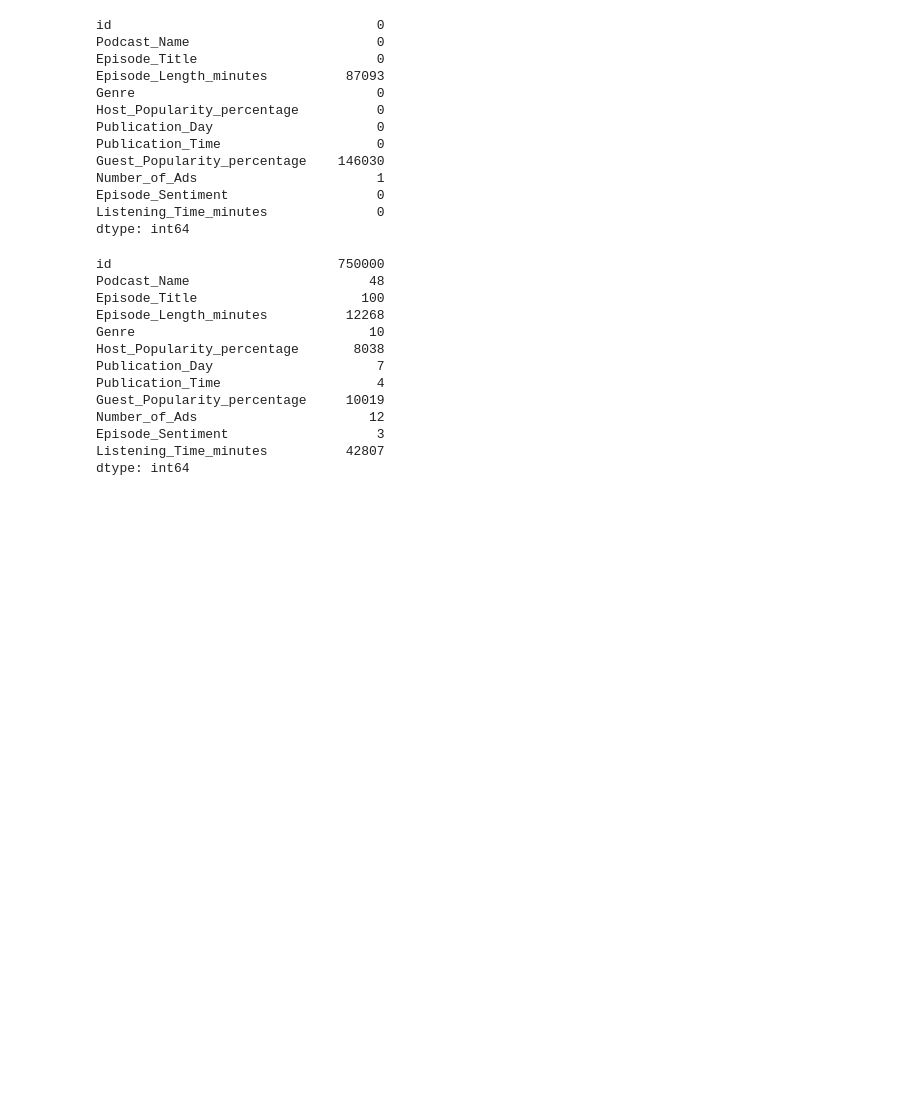
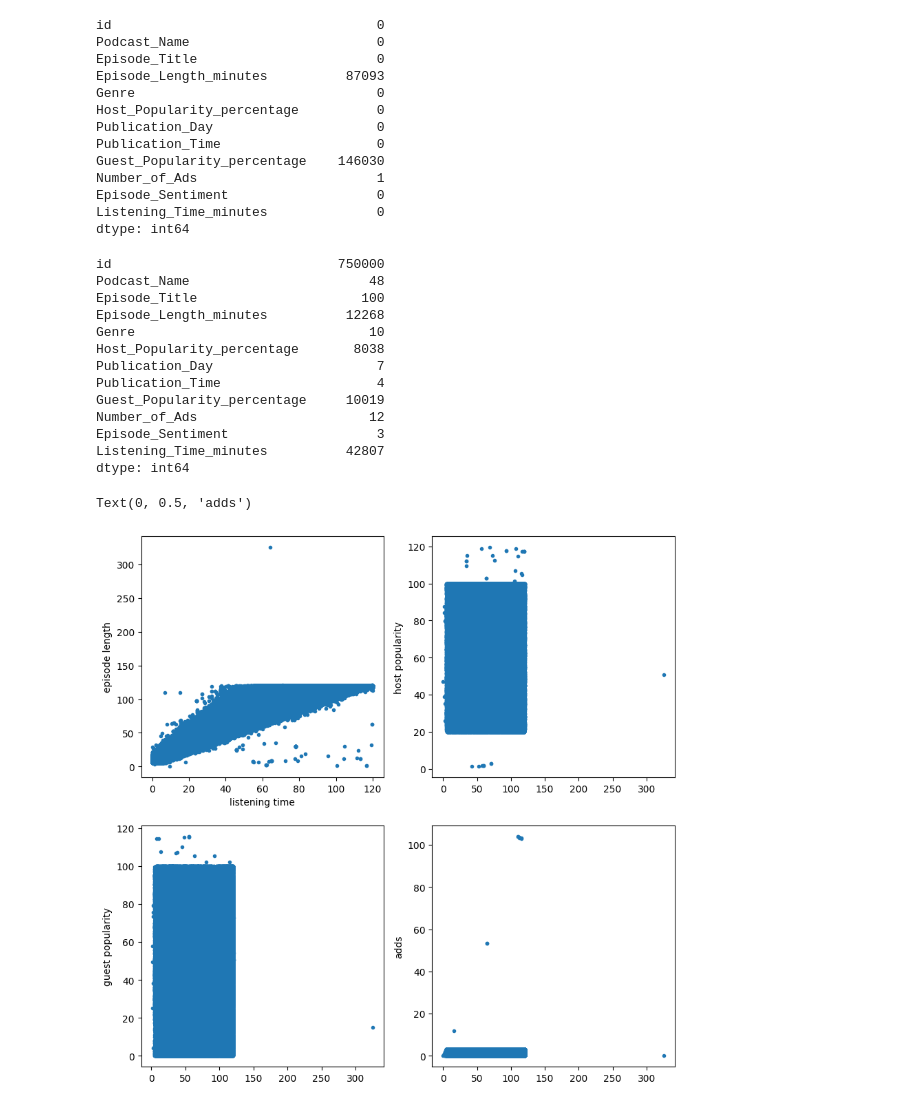
Before and after one commit to Hegde-Darshan/kaggle_podcast_listentime, a Jupyter notebook: Code/dataexp.ipynb, the cells around one changed output. Saved outputs shown, nothing was run; the diff lists cells and outputs as text; code cells hidden in the pictures; blank space fills up the shorter version.

```diff
--- a/Code/dataexp.ipynb
+++ b/Code/dataexp.ipynb
@@ -81,3 +87,25 @@ Number_of_Ads                      12
 Episode_Sentiment                   3
 Listening_Time_minutes          42807
 dtype: int64
+# %%
+plt.figure(figsize=(10,10))
+
+plt.subplot(2,2,1)
+plt.scatter(data.Listening_Time_minutes, data.Episode_Length_minutes, marker='.')
+plt.xlabel("listening time")
+plt.ylabel("episode length")
+
+plt.subplot(2,2,2)
+plt.scatter(data.Episode_Length_minutes, data.Host_Popularity_percentage, marker='.')
+plt.ylabel('host popularity')
+
+plt.subplot(2,2,3)
+plt.scatter(data.Episode_Length_minutes, data.Guest_Popularity_percentage, marker='.')
+plt.ylabel('guest popularity')
+
+plt.subplot(2,2,4)
+plt.scatter(data.Episode_Length_minutes, data.Number_of_Ads, marker='.')
+plt.ylabel('adds')
+# %% [output]
+Text(0, 0.5, 'adds')
+[figure, added]
```
Also changed, not shown: parts of 8 cells of this notebook, 5 other files.
